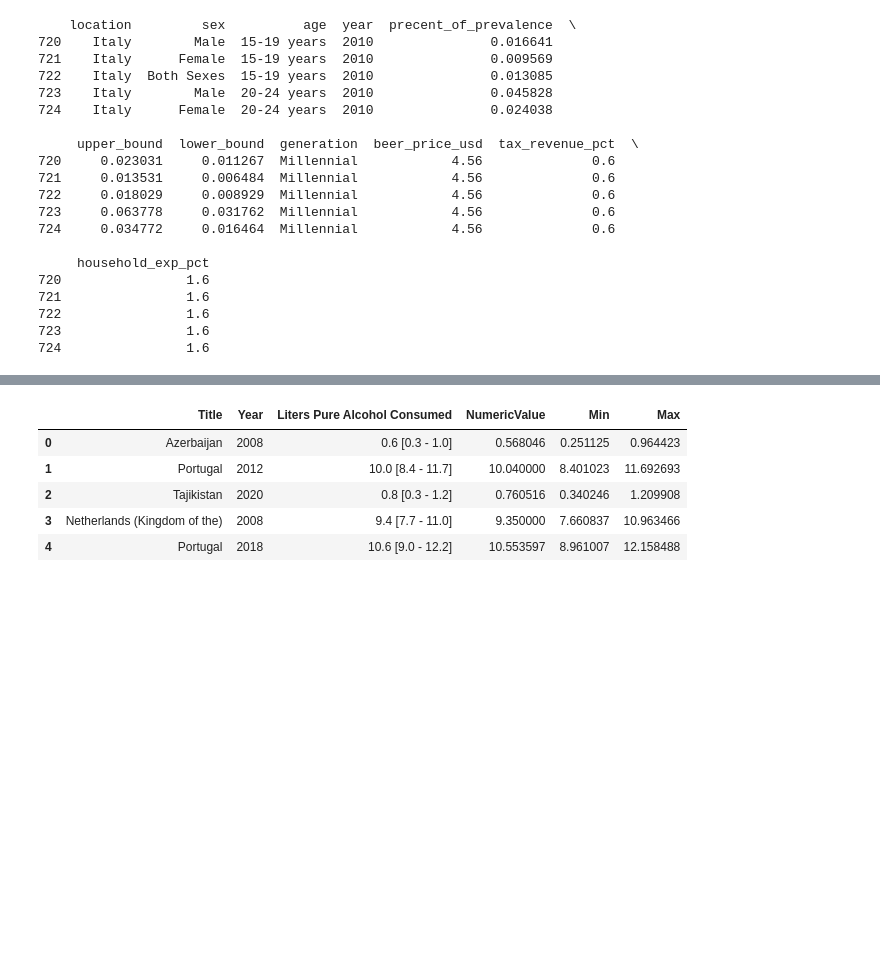
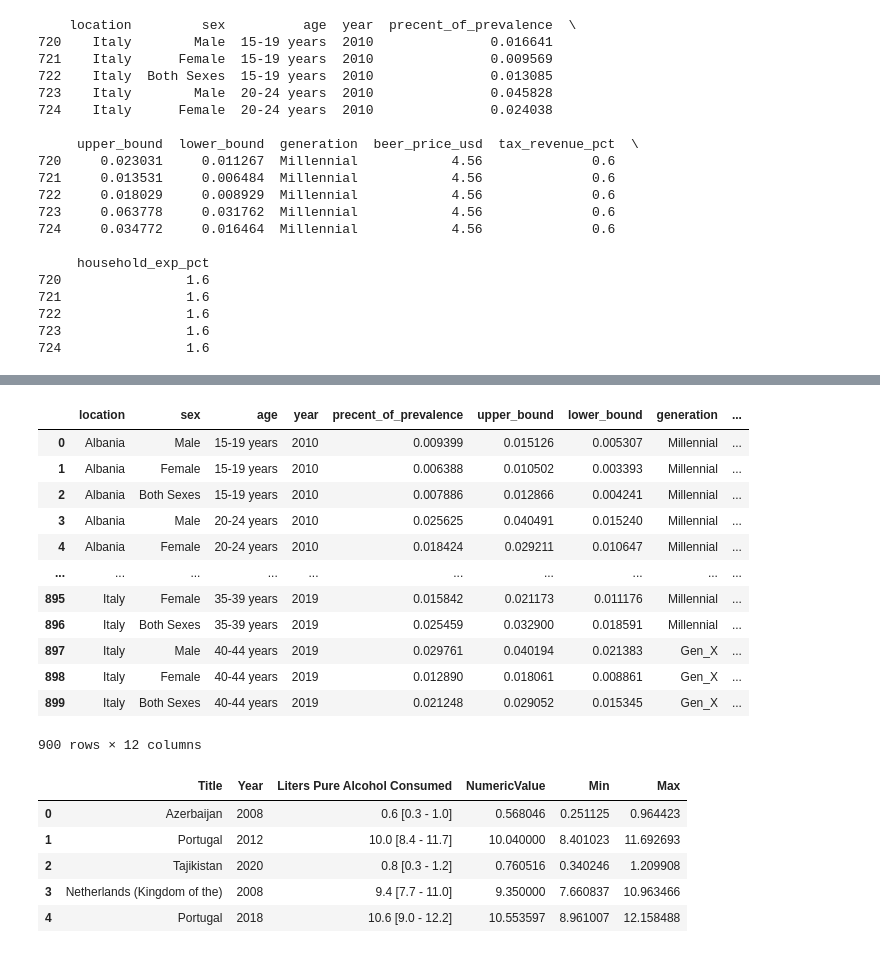
Before and after one commit to justdayane/da-capstone-project-dayane-ernesto, a Jupyter notebook: Ernestos_finds/Exploration_part_2.ipynb, the cells around one changed output, grey strips where cells are left out. Saved outputs shown, nothing was run; the diff lists cells and outputs as text; code cells hidden in the pictures; blank space fills up the shorter version.

```diff
--- a/Ernestos_finds/Exploration_part_2.ipynb
+++ b/Ernestos_finds/Exploration_part_2.ipynb
@@ -367,3 +377,19 @@ plt.savefig('price_vs_prevalence_genz.png')
+# %%
+final_study_df
+# %% [output]
+|  | location | sex | age | year | precent_of_prevalence | upper_bound | lower_bound | generation | ... |
+| 0 | Albania | Male | 15-19 years | 2010 | 0.009399 | 0.015126 | 0.005307 | Millennial | ... |
+| 1 | Albania | Female | 15-19 years | 2010 | 0.006388 | 0.010502 | 0.003393 | Millennial | ... |
+| 2 | Albania | Both Sexes | 15-19 years | 2010 | 0.007886 | 0.012866 | 0.004241 | Millennial | ... |
+| 3 | Albania | Male | 20-24 years | 2010 | 0.025625 | 0.040491 | 0.015240 | Millennial | ... |
+| 4 | Albania | Female | 20-24 years | 2010 | 0.018424 | 0.029211 | 0.010647 | Millennial | ... |
+| ... | ... | ... | ... | ... | ... | ... | ... | ... | ... |
+| 895 | Italy | Female | 35-39 years | 2019 | 0.015842 | 0.021173 | 0.011176 | Millennial | ... |
+| 896 | Italy | Both Sexes | 35-39 years | 2019 | 0.025459 | 0.032900 | 0.018591 | Millennial | ... |
+| 897 | Italy | Male | 40-44 years | 2019 | 0.029761 | 0.040194 | 0.021383 | Gen_X | ... |
+| 898 | Italy | Female | 40-44 years | 2019 | 0.012890 | 0.018061 | 0.008861 | Gen_X | ... |
+| 899 | Italy | Both Sexes | 40-44 years | 2019 | 0.021248 | 0.029052 | 0.015345 | Gen_X | ... |
+900 rows × 12 columns
 # %%
 cons_profile = pd.read_csv('/Users/nestocr/Documents/DataAnalytics_BootCamp/da-capstone-project-dayane-ernesto/Cleaned Sets/Consumption_in_Europe_2000-2020.csv')
 cons_profile.head()
```
Also changed, not shown: parts of 7 cells of this notebook, 12 other files.
